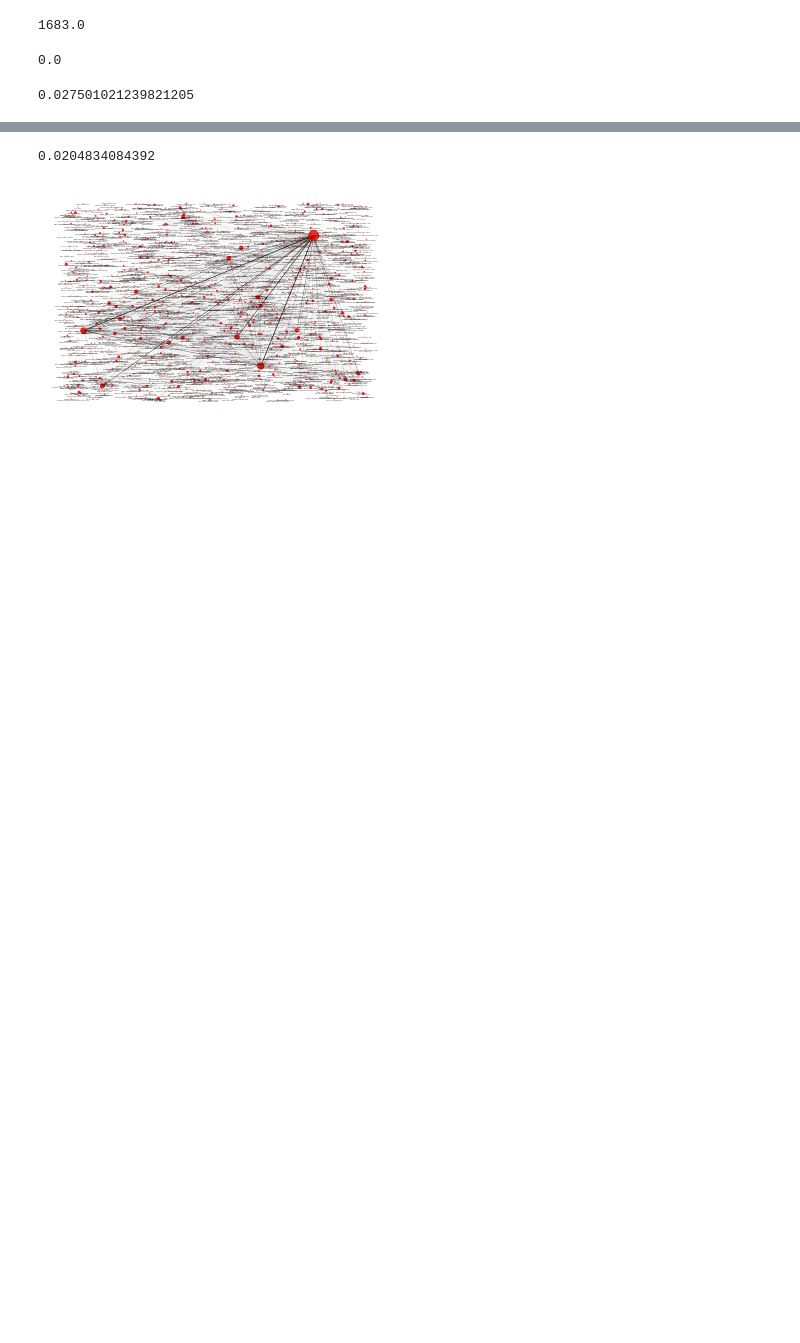
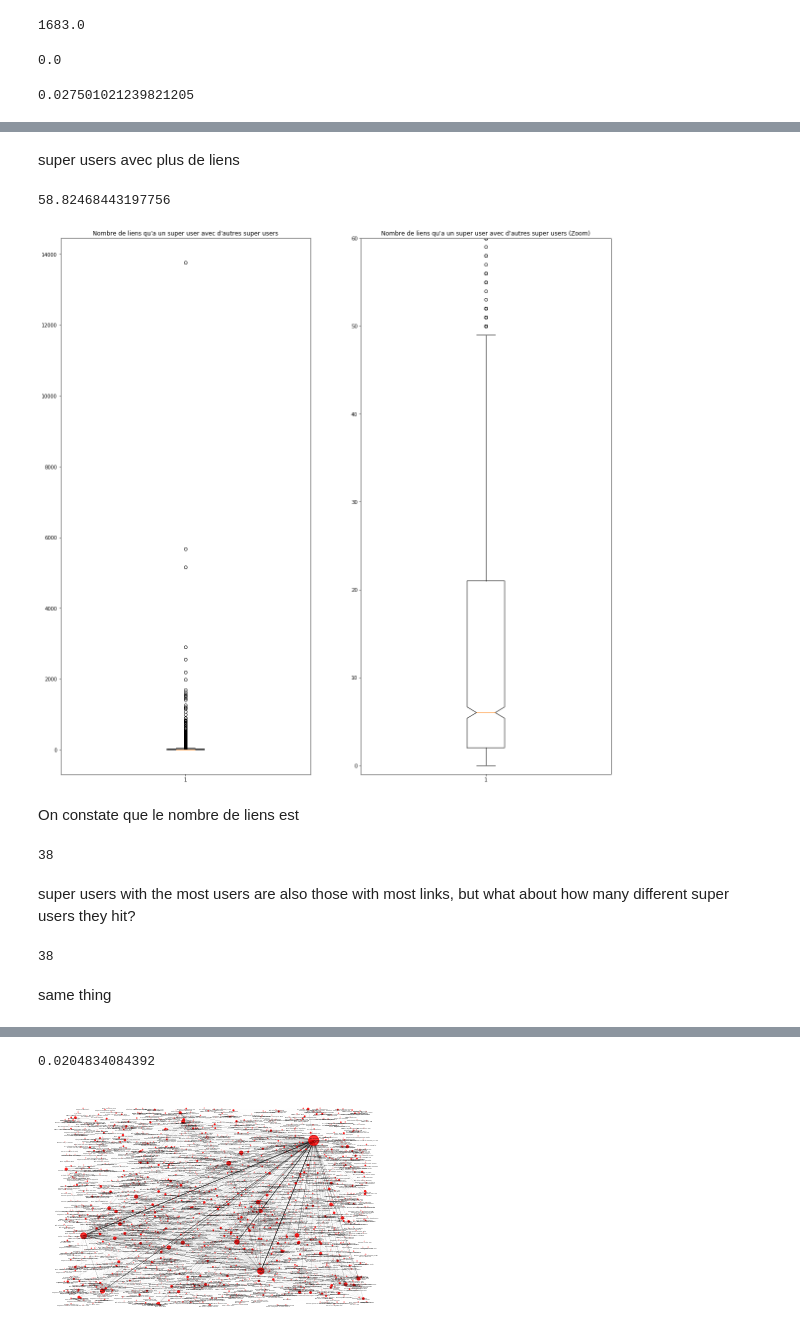
Before and after one commit to zakaryaxali/network_deezer, a Jupyter notebook: super_users_RO.ipynb, the cells around one changed output, grey strips where cells are left out. Saved outputs shown, nothing was run; the diff lists cells and outputs as text; code cells hidden in the pictures; blank space fills up the shorter version.

Commit message:
super_users notebooks final

```diff
--- a/super_users_RO.ipynb
+++ b/super_users_RO.ipynb
@@ -276,3 +259,6 @@ array([[    6.,     0.,    64., ...,     0.,     0.,     0.],
+# %%
+#to load the adjacency matrix
+super_users_adj = np.fromfile(path + 'RO_super_users_adj.file').reshape((len(super_users),len(super_users)))
 # %%
 np.max(super_users_adj)
 # %% [output]
@@ -295,0 +296,34 @@ We create the graph
+# %% [markdown]
+super users avec plus de liens
+# %%
+np.mean(np.sum(super_users_adj, axis=1))
+# %% [output]
+58.82468443197756
+# %%
+plt.figure(figsize=(20,20))
+plt.subplot(121)
+plt.boxplot(np.sum(super_users_adj, axis=1), 1)
+plt.title('Nombre de liens qu\'a un super user avec d\'autres super users')
+
+plt.subplot(122)
+plt.boxplot(np.sum(super_users_adj, axis=1), 1)
+plt.title('Nombre de liens qu\'a un super user avec d\'autres super users (Zoom)')
+plt.ylim(-1,60)
+
+plt.show()
+# %% [output]
+[figure, added]
+# %% [markdown]
+On constate que le nombre de liens est
+# %%
+np.argmax(np.sum(super_users_adj, axis=1))
+# %% [output]
+38
+# %% [markdown]
+super users with the most users are also those with most links, but what about how many different super users they hit?
+# %%
+np.argmax(np.count_nonzero(super_users_adj, axis=1)[23:])
+# %% [output]
+38
+# %% [markdown]
+same thing
```
Also changed, not shown: parts of 16 cells of this notebook, 2 other files.
